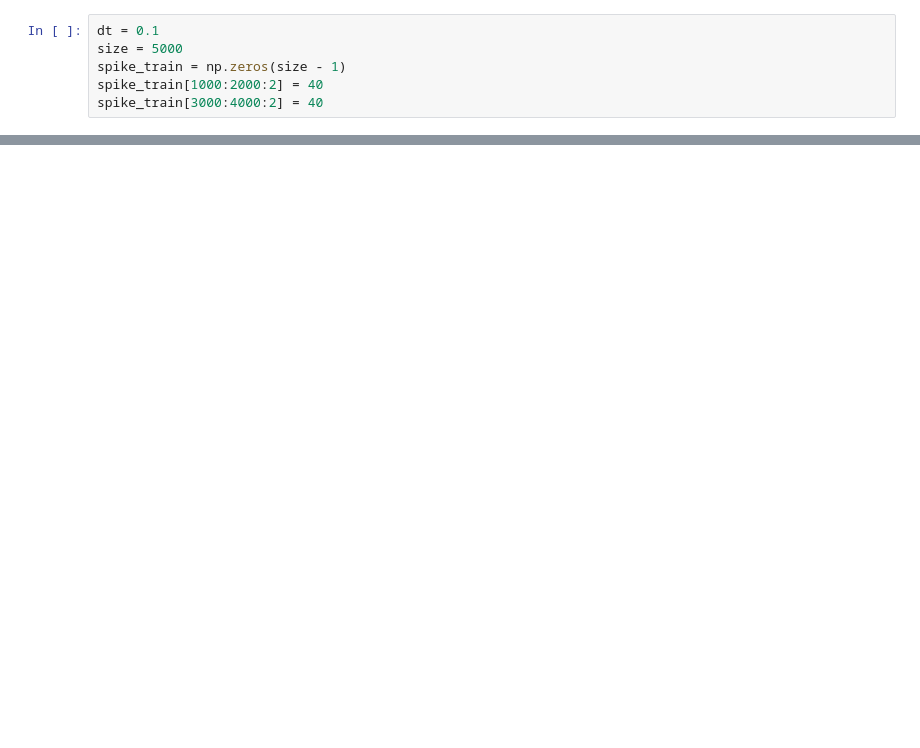
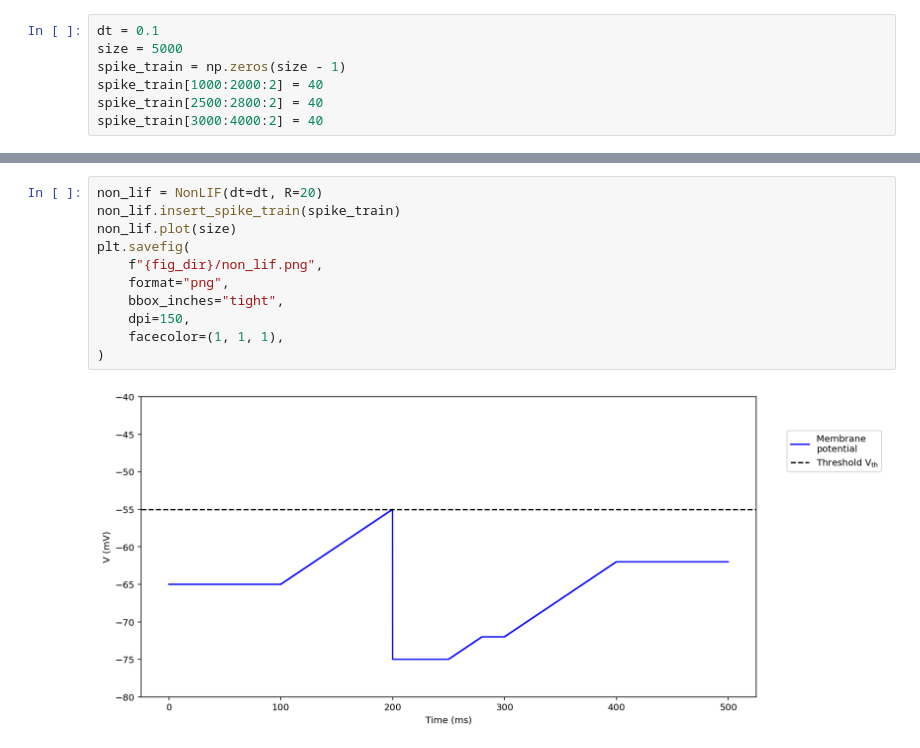
Before and after one commit to MoShrank/se34-computational-neuroscience, a Jupyter notebook: notebooks/LIF.ipynb, the cells around one changed output, grey strips where cells are left out. Saved outputs shown, nothing was run; the diff lists cells and outputs as text; blank space fills up the shorter version.

```diff
--- a/notebooks/LIF.ipynb
+++ b/notebooks/LIF.ipynb
@@ -41,6 +37,7 @@ dt = 0.1
 size = 5000
 spike_train = np.zeros(size - 1)
 spike_train[1000:2000:2] = 40
+spike_train[2500:2800:2] = 40
 spike_train[3000:4000:2] = 40
 # %% [output]
 [interactive output not drawn]
@@ -50,3 +47,16 @@ p_spike_train = poisson_spike_trains[:, 0]
 p_spike_train *= 5
 # %% [output]
 [interactive output not drawn]
+# %%
+non_lif = NonLIF(dt=dt, R=20)
+non_lif.insert_spike_train(spike_train)
+non_lif.plot(size)
+plt.savefig(
+    f"{fig_dir}/non_lif.png",
+    format="png",
+    bbox_inches="tight",
+    dpi=150,
+    facecolor=(1, 1, 1),
+)
+# %% [output]
+[figure, added]
```
Also changed, not shown: parts of 10 cells of this notebook, 6 other files.
